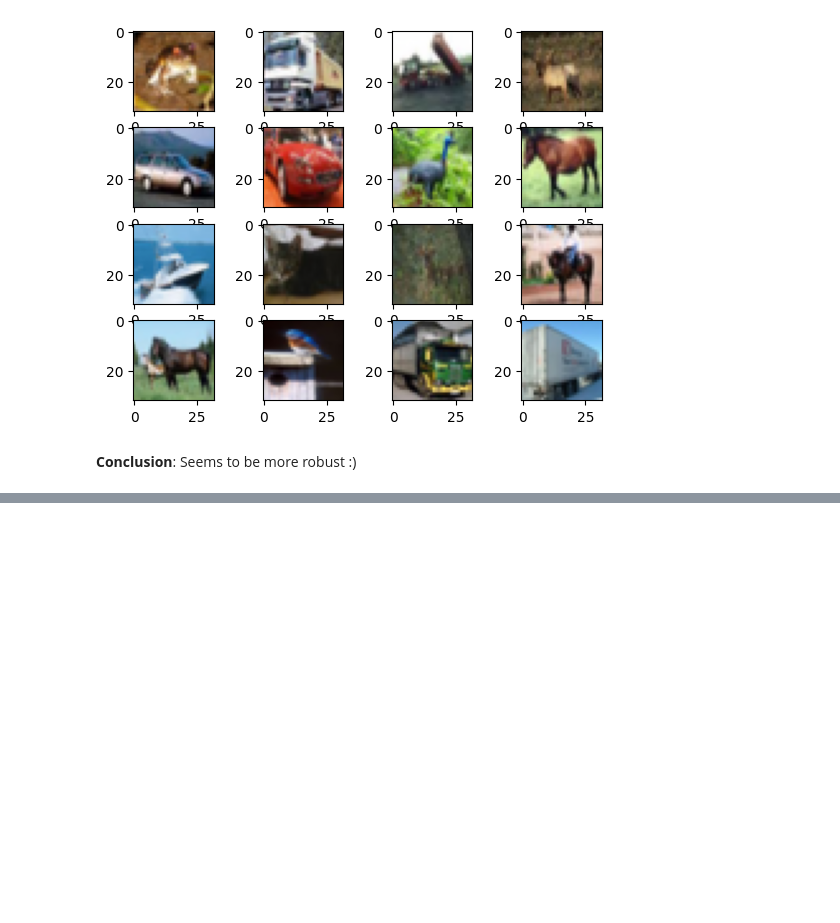
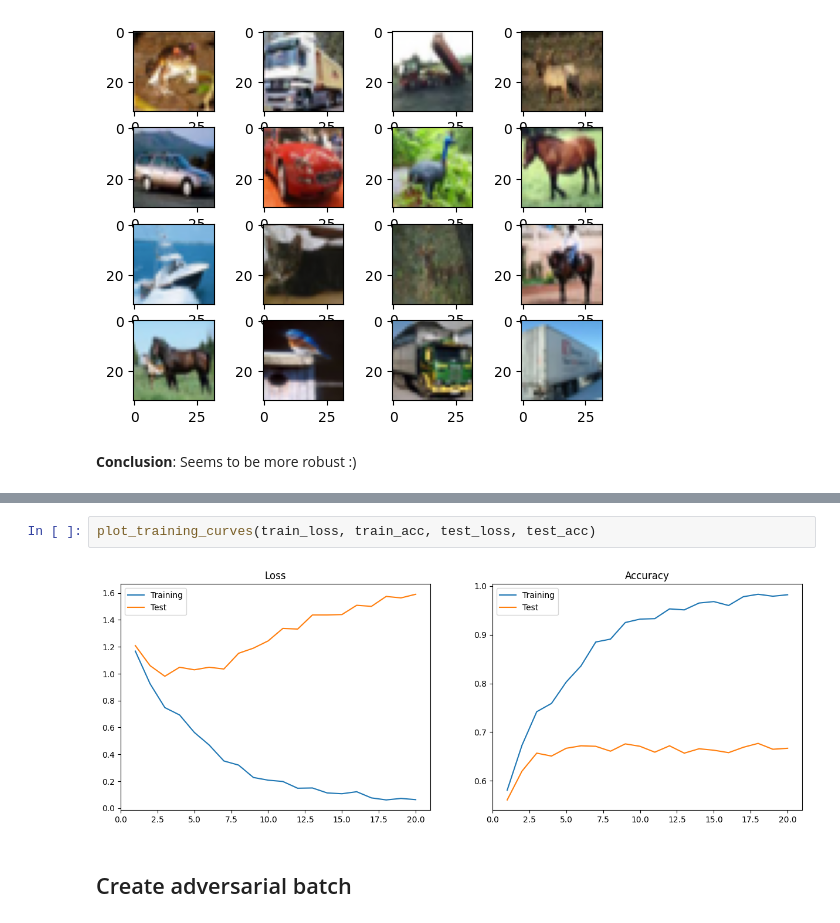
Before and after one commit to philippreinig/idl, a Jupyter notebook: assignments_11/a11_abremer.ipynb, the cells around one changed output, grey strips where cells are left out. Drawn from its saved outputs; the diff is of its cells as text; blank space fills up the shorter version.

```diff
--- a/assignments_11/a11_abremer.ipynb
+++ b/assignments_11/a11_abremer.ipynb
@@ -307,0 +460,6 @@ loss=0.012512102723121643 acc=1.0
+# %%
+plot_training_curves(train_loss, train_acc, test_loss, test_acc)
+# %% [output]
+[figure, added]
+# %% [markdown]
+## Create adversarial batch
```
Also changed, not shown: parts of 11 cells of this notebook.
